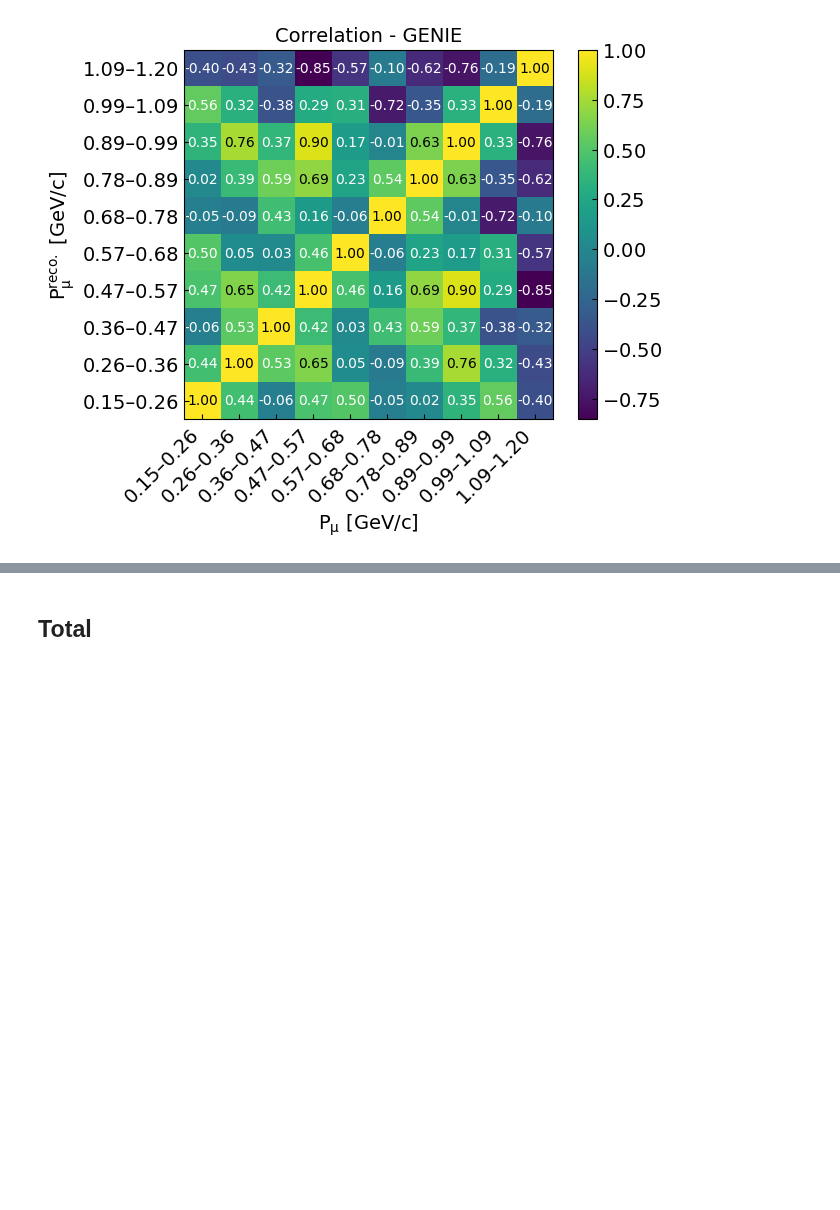
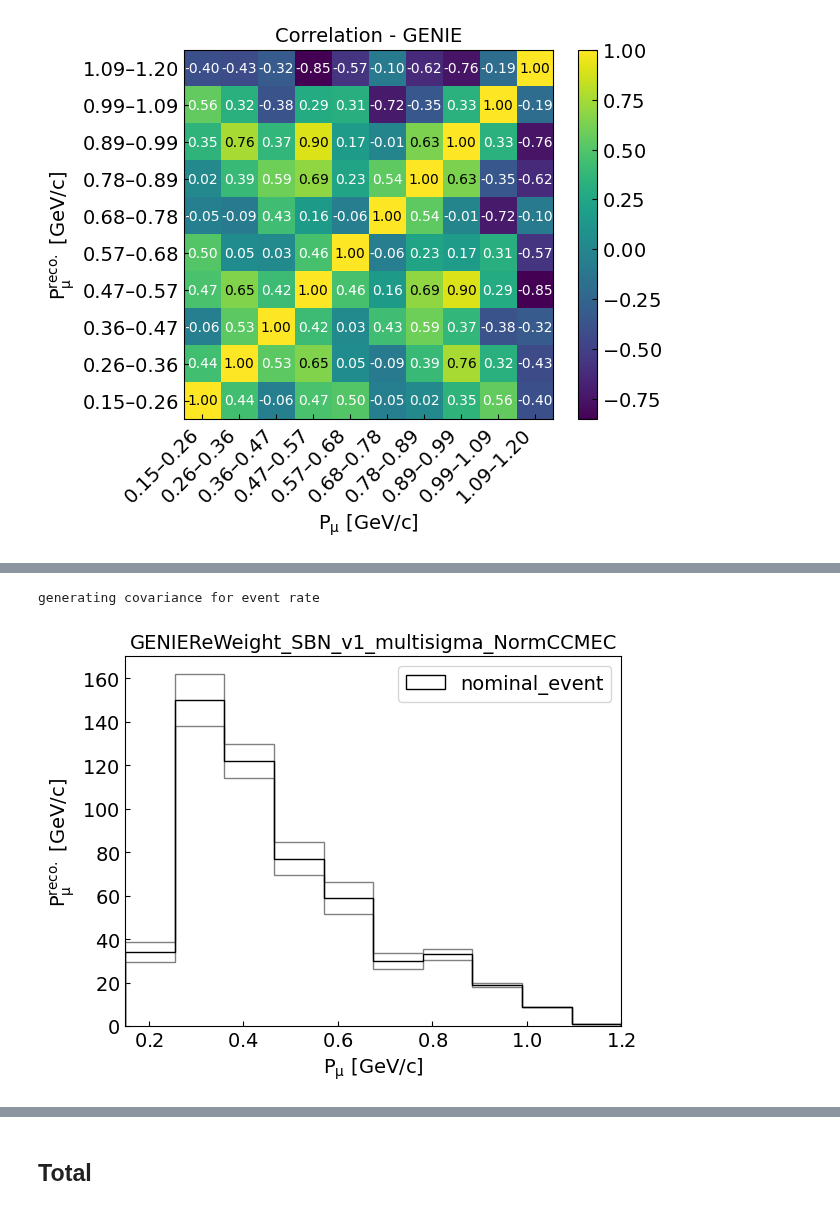
Before and after one commit to sungbinoh/cafpyana, a Jupyter notebook: analysis_village/numucc1p0pi/wienersvd_unfolding.ipynb, the cells around one changed output, grey strips where cells are left out. Saved outputs shown, nothing was run; the diff lists cells and outputs as text; code cells hidden in the pictures; blank space fills up the shorter version.

```diff
--- a/analysis_village/numucc1p0pi/wienersvd_unfolding.ipynb
+++ b/analysis_village/numucc1p0pi/wienersvd_unfolding.ipynb
@@ -752,0 +691,14 @@ plot_heatmap(ret_genie["Correlation"], "Correlation - GENIE",
+# %%
+cov_type = "event"
+syst_name = knob
+n_univ = 2
+
+labels = [var_config.var_labels[1], "Flux Integrated Event Rate"]
+
+save_fig_name = "{}/{}-{}-genie_univ_events".format(save_fig_dir, var_config.var_save_name, syst_name)
+ret_genie = get_covariance(cov_type, syst_name, n_univ,
+                          nevts_signal_sel_reco, var_signal_sel_truth, var_signal_sel_reco, var_config.bins,
+                          labels, save_fig=save_fig, save_fig_name=save_fig_name)
+# %% [output]
+generating covariance for event rate
+[figure, added]
```
Also changed, not shown: parts of 61 cells of this notebook.
